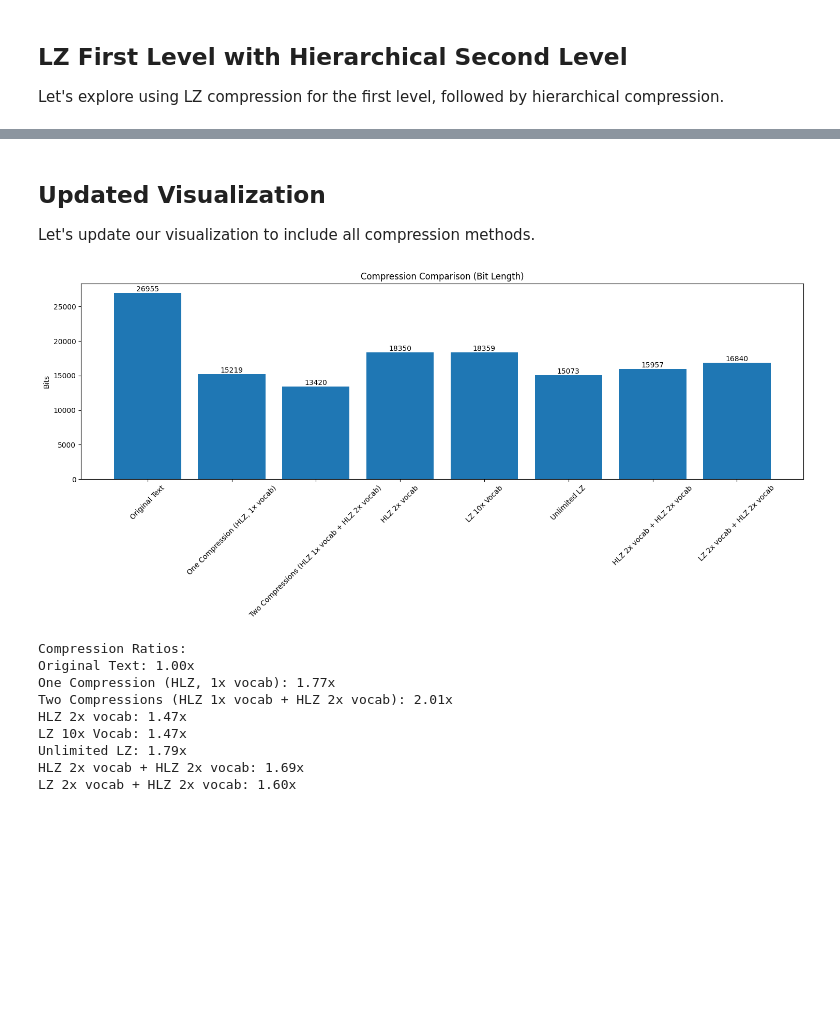
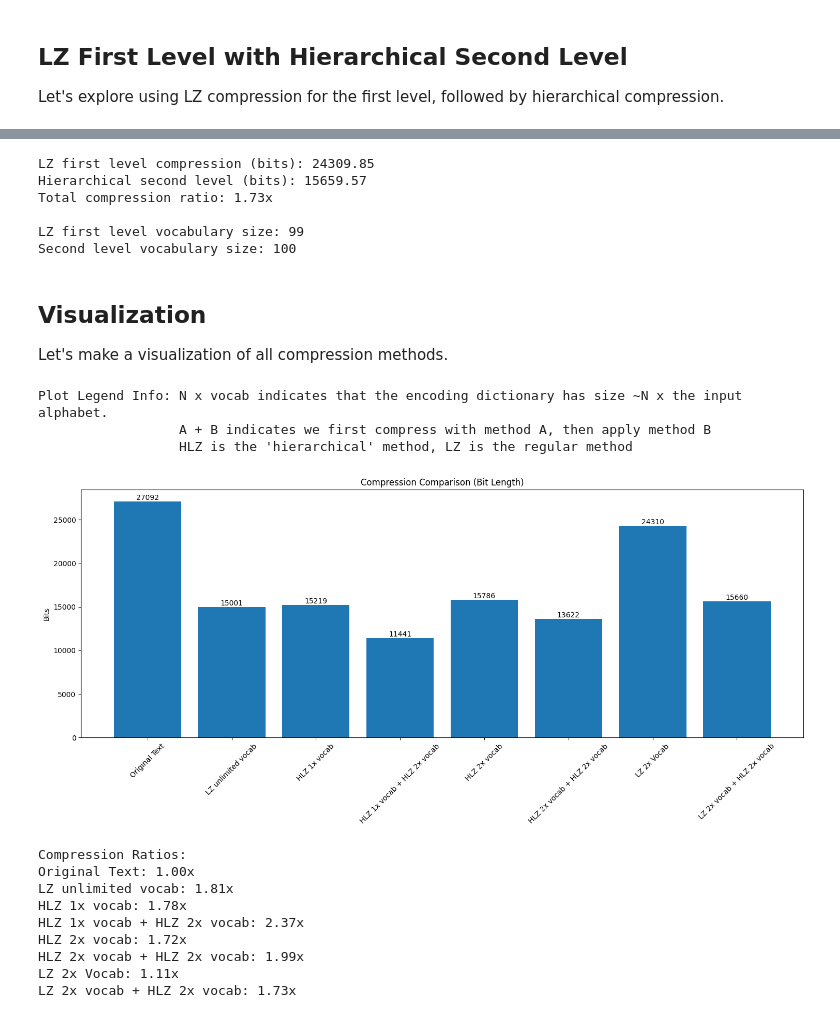
Before and after one commit to acutkosky/recursivecode, a Jupyter notebook: compression_analysis.ipynb, the cells around one changed output, grey strips where cells are left out. Cells and saved outputs as stored; diff of their text form; code cells hidden in the pictures; blank space fills up the shorter version.

Commit message:
fix compression notebook

```diff
--- a/compression_analysis.ipynb
+++ b/compression_analysis.ipynb
@@ -193,48 +203,92 @@ Second level vocabulary size: 490
+# %%
+# First level LZ compression 2x vocab
+lz_first_coder_2x = LZCoder(output_vocab_size=2*len(input_vocab)+1, input_vocab=input_vocab)
+lz_first_encoded_2x = lz_first_coder_2x.encode(test_text, learn=True)
+lz_first_encoded_length_2x = len(lz_first_encoded_2x) * math.log(len(set(lz_first_encoded_2x)), 2)
+
+# Get vocabulary from LZ compression
+lz_first_vocab_2x = set(lz_first_encoded_2x)
+
+# Create and apply hierarchical second level compression, keep vocab the same, so still 2x
+lz_second_coder_2x = HierachicalLZCoder(output_vocab_size=2*len(input_vocab), input_vocab=lz_first_vocab_2x)
+lz_second_encoded_2x = lz_second_coder_2x.encode(lz_first_encoded_2x, learn=True)
+lz_second_encoded_length_2x = len(lz_second_encoded_2x) * math.log(len(set(lz_second_encoded_2x)), 2)
+
+print(f"LZ first level compression (bits): {lz_first_encoded_length_2x:.2f}")
+print(f"Hierarchical second level (bits): {lz_second_encoded_length_2x:.2f}")
+print(f"Total compression ratio: {original_length/lz_second_encoded_length_2x:.2f}x")
+print(f"\nLZ first level vocabulary size: {len(lz_first_vocab_2x)}")
+print(f"Second level vocabulary size: {len(set(lz_second_encoded_2x))}")
+# %% [output]
+LZ first level compression (bits): 24309.85
+Hierarchical second level (bits): 15659.57
+Total compression ratio: 1.73x
+
+LZ first level vocabulary size: 99
+Second level vocabulary size: 100
 # %% [markdown]
-## Updated Visualization
+## Visualization
 
-Let's update our visualization to include all compression methods.
+Let's make a visualization of all compression methods.
 # %%
 # Prepare data for plotting
-methods = ['Original Text', 'One Compression (HLZ, 1x vocab)', 'Two Compressions (HLZ 1x vocab + HLZ 2x vocab)', 'HLZ 2x vocab', 'LZ 10x Vocab',
-          'Unlimited LZ', 'HLZ 2x vocab + HLZ 2x vocab', 'LZ 2x vocab + HLZ 2x vocab']
-bit_lengths = [original_length, encoded_length, second_encoded_length,
-              double_vocab_size_encoded_length, lz_encoded_length,
-              unlimited_lz_encoded_length, double_second_encoded_length, lz_second_encoded_length]
+from collections import OrderedDict
+
+methods_and_lengths = OrderedDict([
+    ('Original Text', original_length),
+    ('LZ unlimited vocab', unlimited_lz_encoded_length),
+    ('HLZ 1x vocab', encoded_length),
+    ('HLZ 1x vocab + HLZ 2x vocab', second_encoded_length),
+    ('HLZ 2x vocab', double_vocab_size_encoded_length),
+    ('HLZ 2x vocab + HLZ 2x vocab', double_second_encoded_length),
+    # ('LZ 10x Vocab', lz_encoded_length),
+    # ('LZ 10x vocab + HLZ 10x vocab', lz_second_encoded_length),
+    ('LZ 2x Vocab', lz_first_encoded_length_2x),
+    ('LZ 2x vocab + HLZ 2x vocab', lz_second_encoded_length_2x),
+])
+
+methods = methods_and_lengths.keys()
+bit_lengths = methods_and_lengths.values()
 
 # Create bar plot
 plt.figure(figsize=(15, 7))
 bars = plt.bar(methods, bit_lengths)
 plt.title('Compression Comparison (Bit Length)')
 plt.ylabel('Bits')
 plt.xticks(rotation=45)
 
 # Add value labels on top of bars
 for bar in bars:
     height = bar.get_height()
     plt.text(bar.get_x() + bar.get_width()/2., height,
              f'{height:.0f}',
              ha='center', va='bottom')
 
 plt.tight_layout()
+print("Plot Legend Info: N x vocab indicates that the encoding dictionary has size ~N x the input alphabet.")
+print("                  A + B indicates we first compress with method A, then apply method B")
+print("                  HLZ is the 'hierarchical' method, LZ is the regular method")
 plt.show()
 
 # Calculate and display compression ratios
 ratios = [original_length/l for l in bit_lengths]
 print("\nCompression Ratios:")
 for method, ratio in zip(methods, ratios):
     print(f"{method}: {ratio:.2f}x")
 # %% [output]
+Plot Legend Info: N x vocab indicates that the encoding dictionary has size ~N x the input alphabet.
+                  A + B indicates we first compress with method A, then apply method B
+                  HLZ is the 'hierarchical' method, LZ is the regular method
-[figure, old version]
+[figure, new version]
-Compression Ratios:
-Original Text: 1.00x
-One Compression (HLZ, 1x vocab): 1.77x
-Two Compressions (HLZ 1x vocab + HLZ 2x vocab): 2.01x
-HLZ 2x vocab: 1.47x
-LZ 10x Vocab: 1.47x
-Unlimited LZ: 1.79x
-HLZ 2x vocab + HLZ 2x vocab: 1.69x
-LZ 2x vocab + HLZ 2x vocab: 1.60x
+Compression Ratios:
+Original Text: 1.00x
+LZ unlimited vocab: 1.81x
+HLZ 1x vocab: 1.78x
+HLZ 1x vocab + HLZ 2x vocab: 2.37x
+HLZ 2x vocab: 1.72x
+HLZ 2x vocab + HLZ 2x vocab: 1.99x
+LZ 2x Vocab: 1.11x
+LZ 2x vocab + HLZ 2x vocab: 1.73x
 # %% [markdown]
 ## Extended Analysis
 
```
Also changed, not shown: parts of 10 cells of this notebook.
